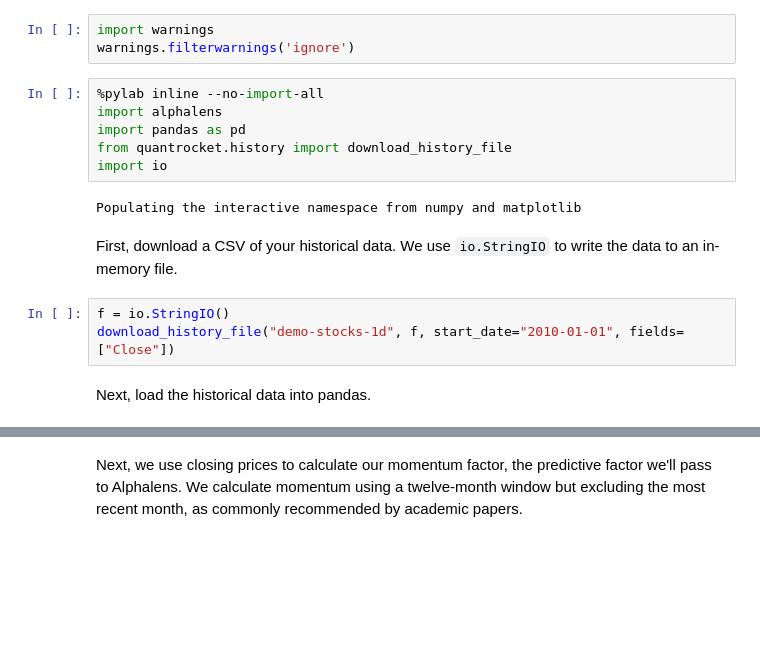
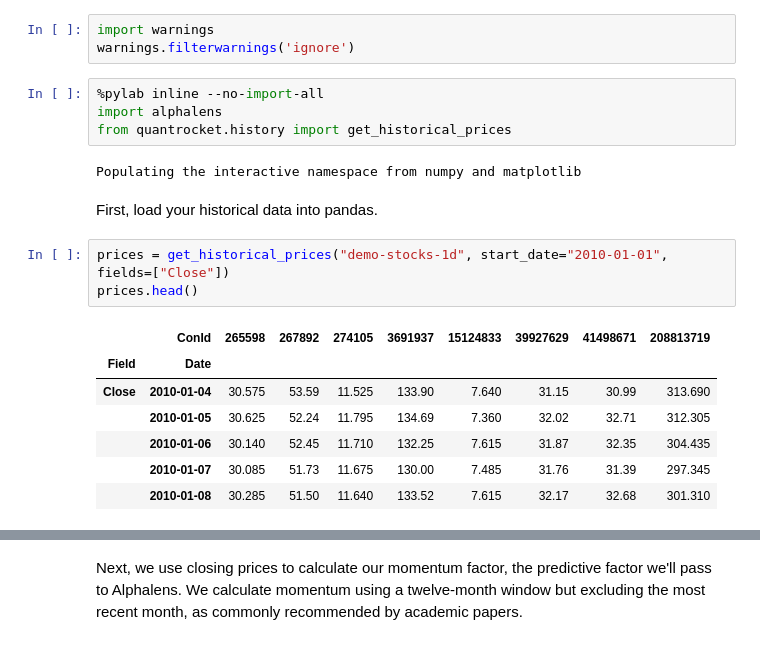
Before and after one commit to quantrocket-llc/codeload-demo, a Jupyter notebook: research/Getting Started with Equities Research.ipynb, the cells around one changed output, grey strips where cells are left out. Saved outputs shown, nothing was run; the diff lists cells and outputs as text; blank space fills up the shorter version.

```diff
--- a/research/Getting Started with Equities Research.ipynb
+++ b/research/Getting Started with Equities Research.ipynb
@@ -40,15 +40,19 @@ warnings.filterwarnings('ignore')
 # %%
 %pylab inline --no-import-all
 import alphalens
-import pandas as pd
-from quantrocket.history import download_history_file
-import io
+from quantrocket.history import get_historical_prices
 # %% [output]
 Populating the interactive namespace from numpy and matplotlib
-# %% [markdown]
-First, download a CSV of your historical data. We use `io.StringIO` to write the data to an in-memory file.
+# %% [markdown]
+First, load your historical data into pandas.
 # %%
-f = io.StringIO()
-download_history_file("demo-stocks-1d", f, start_date="2010-01-01", fields=["Close"])
+prices = get_historical_prices("demo-stocks-1d", start_date="2010-01-01", fields=["Close"])
+prices.head()
+# %% [output]
+|  | ConId | 265598 | 267892 | 274105 | 3691937 | 15124833 | 39927629 | 41498671 | 208813719 |
+| Field | Date |  |  |  |  |  |  |  |  |
+| Close | 2010-01-04 | 30.575 | 53.59 | 11.525 | 133.90 | 7.640 | 31.15 | 30.99 | 313.690 |
+|  | 2010-01-05 | 30.625 | 52.24 | 11.795 | 134.69 | 7.360 | 32.02 | 32.71 | 312.305 |
+|  | 2010-01-06 | 30.140 | 52.45 | 11.710 | 132.25 | 7.615 | 31.87 | 32.35 | 304.435 |
+|  | 2010-01-07 | 30.085 | 51.73 | 11.675 | 130.00 | 7.485 | 31.76 | 31.39 | 297.345 |
+|  | 2010-01-08 | 30.285 | 51.50 | 11.640 | 133.52 | 7.615 | 32.17 | 32.68 | 301.310 |
-# %% [markdown]
-Next, load the historical data into pandas.
```
Also changed, not shown: parts of 3 cells of this notebook.
